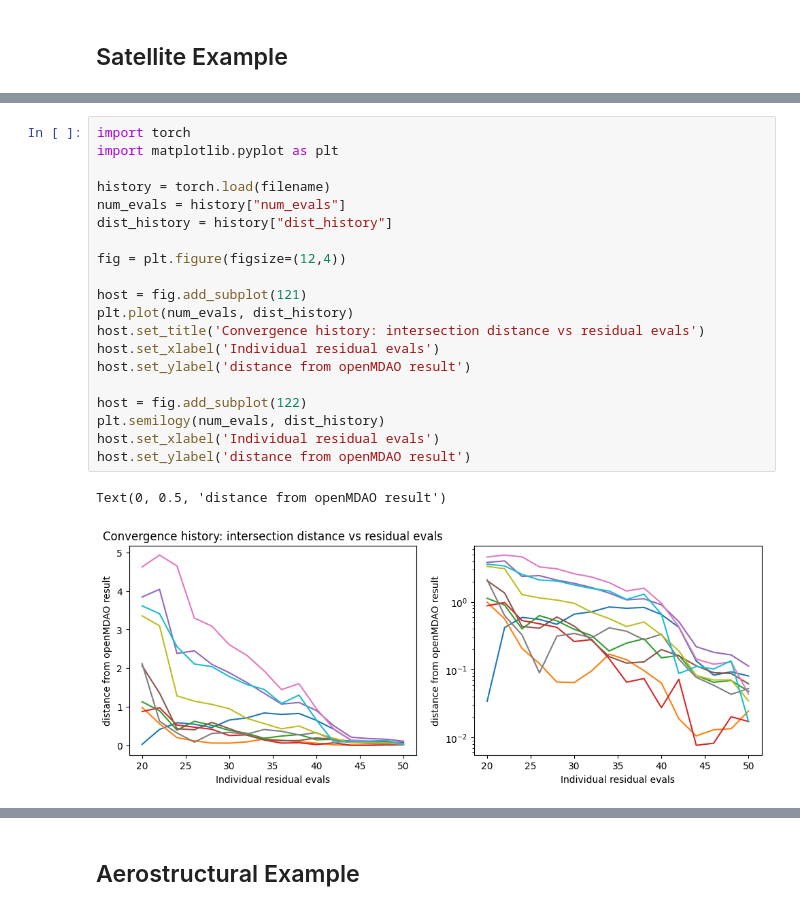
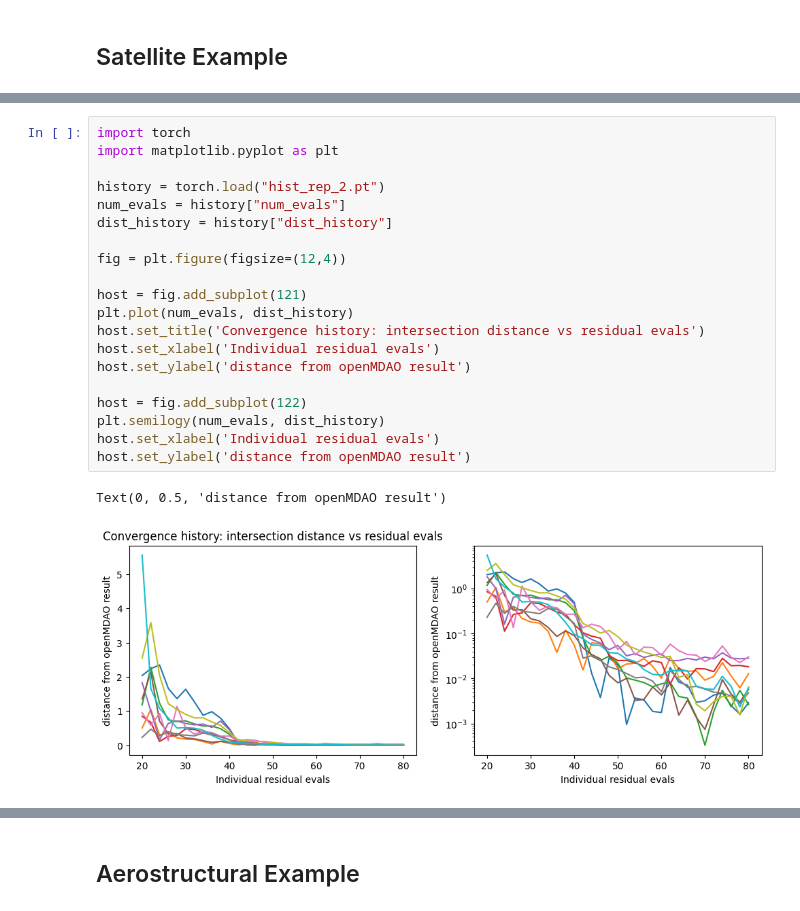
Before and after one commit to csdlpsu/remdo, a Jupyter notebook: active_learning_example.ipynb, the cells around one changed output, grey strips where cells are left out. Drawn from its saved outputs; the diff is of its cells as text.

```diff
--- a/active_learning_example.ipynb
+++ b/active_learning_example.ipynb
@@ -48,23 +71,23 @@ done
 # %%
 import torch
 import matplotlib.pyplot as plt
 
-history = torch.load(filename)
+history = torch.load("hist_rep_2.pt")
 num_evals = history["num_evals"]
 dist_history = history["dist_history"]
 
 fig = plt.figure(figsize=(12,4))
 
 host = fig.add_subplot(121)
 plt.plot(num_evals, dist_history)
 host.set_title('Convergence history: intersection distance vs residual evals')
 host.set_xlabel('Individual residual evals')
 host.set_ylabel('distance from openMDAO result')
 
 host = fig.add_subplot(122)
 plt.semilogy(num_evals, dist_history)
 host.set_xlabel('Individual residual evals')
 host.set_ylabel('distance from openMDAO result')
 # %% [output]
 Text(0, 0.5, 'distance from openMDAO result')
-[figure, old version]
+[figure, new version]
```
Also changed, not shown: parts of 11 cells of this notebook, 2 other files.
